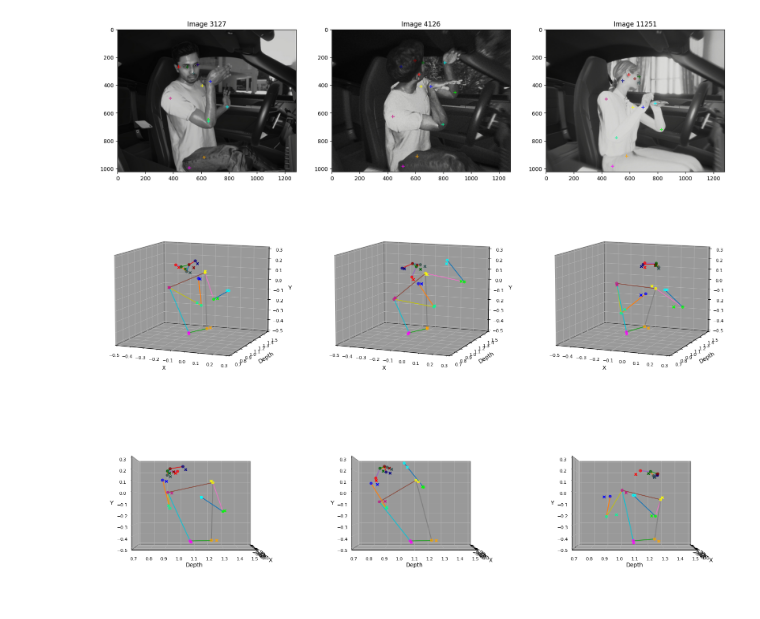
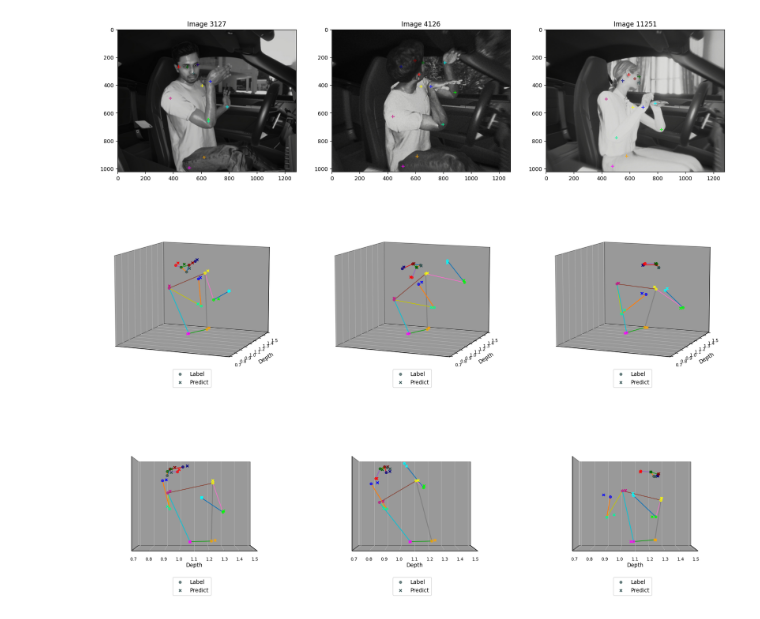
Before and after one commit to gentlerainsky/tuwien_thesis_3d_pose_estimation, a Jupyter notebook: script/lifter_2d_3d/linear_model/train/linear_model_with_2d_synthetic_cabin_ir.ipynb, the cells around one changed output. Saved outputs shown, nothing was run; the diff lists cells and outputs as text; code cells hidden in the pictures.

Commit message:
improve visualization

```diff
--- a/script/lifter_2d_3d/linear_model/train/linear_model_with_2d_synthetic_cabin_ir.ipynb
+++ b/script/lifter_2d_3d/linear_model/train/linear_model_with_2d_synthetic_cabin_ir.ipynb
@@ -33,7 +33,7 @@ keypoint_3d_path = dataset_root_path / 'annotations'
 image_width = 1280
 image_heigth = 1024
 batch_size = 64
-max_epoch = 10
+max_epoch = 100
 val_check_period = 5
 early_stopping_patience = 5
 lit_model = LitSimpleBaselineLinear(exclude_ankle=True, exclude_hip=True)
@@ -46,24 +46,24 @@ saved_model_path = './saved_lifter_2d_3d_model/synthetic_cabin_ir/A_Pillar_Codri
 train_dataset = SimpleKeypointDataset(
     prediction_file=(keypoint_2d_path / 'keypoint_detection_train.json').as_posix(),
     annotation_file=(keypoint_3d_path / 'person_keypoints_train.json').as_posix(),
-    image_width=1280,
-    image_height=1024,
+    image_width=image_width,
+    image_height=image_heigth,
     exclude_ankle=True,
     exclude_hip=True
 )
 val_dataset = SimpleKeypointDataset(
     prediction_file=(keypoint_2d_path / 'keypoint_detection_val.json').as_posix(),
     annotation_file=(keypoint_3d_path / 'person_keypoints_val.json').as_posix(),
-    image_width=1280,
-    image_height=1024,
+    image_width=image_width,
+    image_height=image_heigth,
     exclude_ankle=True,
     exclude_hip=True
 )
 test_dataset = SimpleKeypointDataset(
     prediction_file=(keypoint_2d_path / 'keypoint_detection_test.json').as_posix(),
     annotation_file=(keypoint_3d_path / 'person_keypoints_test.json').as_posix(),
-    image_width=1280,
-    image_height=1024,
+    image_width=image_width,
+    image_height=image_heigth,
     exclude_ankle=True,
     exclude_hip=True
 )
@@ -188,11 +206,11 @@ def plot_skeleton(gt_kp_3d_list, kp_3d_list, figsize, colors, elev=15., azim=-12
         x = gt_kp_3d[:, 0]
         y = gt_kp_3d[:, 1]
         # plotting
-        axes[idx].scatter3D(x, depth, -y, c=colors, marker='o', alpha=.7, depthshade=False)
+        gt_plot = axes[idx].scatter3D(x, depth, -y, c=colors, marker='o', alpha=.7, depthshade=False, label='Label')
         depth = kp_3d[:, 2]
         x = kp_3d[:, 0]
         y = kp_3d[:, 1]
-        axes[idx].scatter3D(x, depth, -y, c=colors, marker='x', depthshade=False)
+        predict_plot = axes[idx].scatter3D(x, depth, -y, c=colors, marker='x', depthshade=False, label='Predict')
         results = generate_connection_line(gt_kp_3d)
         for i in range(len(results) // 2):
             axes[idx].plot3D(
@@ -200,22 +218,24 @@ def plot_skeleton(gt_kp_3d_list, kp_3d_list, figsize, colors, elev=15., azim=-12
                 [results[2*i]['z'], results[2*i + 1]['z']],
                 [-results[2*i]['y'], -results[2*i + 1]['y']],
             )
-        axes[idx].set_xlabel('X')
+        axes[idx].legend(loc='lower center')
+        # axes[idx].set_xlabel('X')
         axes[idx].set_ylabel('Depth')
-        axes[idx].set_zlabel('Y')
+        # axes[idx].set_zlabel('Y')
         axes[idx].set_xlim([-0.5, -0.5 + 0.8])
         axes[idx].set_zlim([-0.5, -0.5 + 0.8])
         axes[idx].set_ylim([0.7, 0.7 + 0.8])
-        axes[idx].xaxis.set_tick_params(labelsize=8)
+        # axes[idx].xaxis.set_tick_params(labelsize=8, ticks=None)
+        # axes[idx].yaxis.set_tick_params(labelsize=8, ticks=None)
+        axes[idx].xaxis.set_ticks([])
+        axes[idx].zaxis.set_ticks([])
         axes[idx].yaxis.set_tick_params(labelsize=8)
-        axes[idx].zaxis.set_tick_params(labelsize=8)
         axes[idx].view_init(elev=elev, azim=azim, roll=roll)
-        # axes[idx].patch.set_facecolor('grey')
         axes[idx].xaxis.set_pane_color((0, 0, 0, .4))
         axes[idx].yaxis.set_pane_color((0, 0, 0, .4))
         axes[idx].zaxis.set_pane_color((0, 0, 0, .4))
 # %%
-def plot_samples(model, figsize, sample_idices):
+def plot_samples(model, img_figsize, plot_figsize, sample_idices):
     model.eval()
     img_ids = []
     img_paths = []
@@ -245,26 +265,26 @@ def plot_samples(model, figsize, sample_idices):
         img_ids=img_ids,
         img_paths=img_paths,
         gt_kp_2d_list=gt_keypoints_2d_list,
-        figsize=figsize,
+        figsize=img_figsize,
         colors=joint_colors[:num_joints]
     )
     plot_skeleton(
         gt_kp_3d_list=gt_keypoints_3d_list,
         kp_3d_list=keypoints_3d_list,
-        figsize=figsize,
+        figsize=plot_figsize,
         colors=joint_colors[:num_joints],
         elev=10., azim=-90 + 45//2, roll=0
     )
     plot_skeleton(
         gt_kp_3d_list=gt_keypoints_3d_list,
         kp_3d_list=keypoints_3d_list,
-        figsize=figsize,
+        figsize=plot_figsize,
         colors=joint_colors[:num_joints],
         elev=0, azim=0
     )
 # %%
-plot_samples(trainer.model, figsize=(20, 10), sample_idices=[1, 1000, 5000])
+plot_samples(trainer.model, img_figsize=(20, 10), plot_figsize=(20.5, 10), sample_idices=[1, 1000, 5000])
 # %% [output]
 [figure]
-[figure, old version]
+[figure, new version]
-[figure, old version]
+[figure, new version]
```
Also changed, not shown: parts of 2 cells of this notebook, 1 other file.
